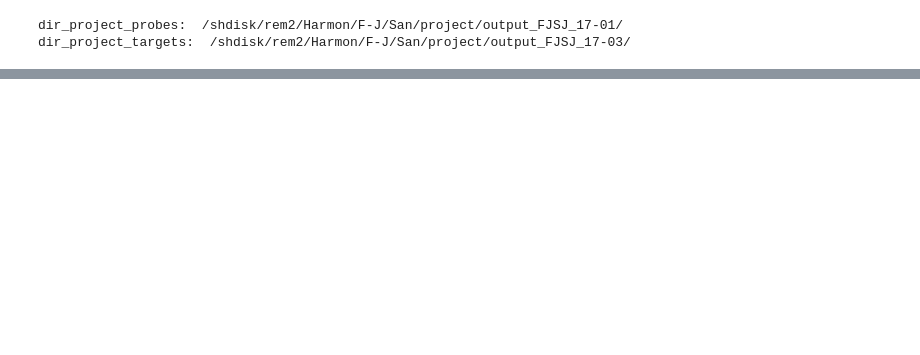
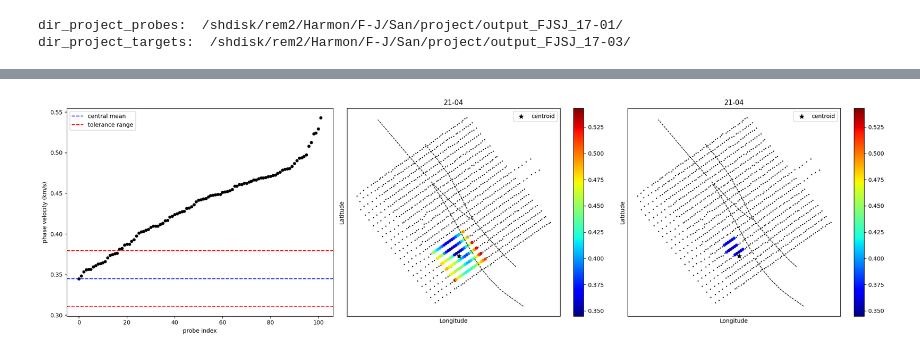
Before and after one commit to harmonsong/SGB_tomography_project, a Jupyter notebook: 3-2-2-1_KS-Repartition.ipynb, the cells around one changed output, grey strips where cells are left out. Saved outputs shown, nothing was run; the diff lists cells and outputs as text; code cells hidden in the pictures; blank space fills up the shorter version.

Commit message:
SGB v9.4 modify clustering based on mean phase velocity before doing k-s test

```diff
--- a/3-2-2-1_KS-Repartition.ipynb
+++ b/3-2-2-1_KS-Repartition.ipynb
@@ -713,18 +127,0 @@ for key_subwork in stations_accept_all_new.keys():
-# %%
-fig = plt.figure(figsize=(16,6))
-ax = fig.add_subplot(121)
-ax.scatter(lon_all, lat_all,marker='.',color='k',s=1)
-ax.scatter(lon_target_accept, lat_target_accept,marker='.',color='r',s=20)
-for i in range(len(faults)):
-    ax.plot(faults['clark'+str(i+1)]['lon'], faults['clark'+str(i+1)]['lat'], 'g--')
-ax.axis('off')
-
-ax = fig.add_subplot(122)
-ax.scatter(lon_all, lat_all,marker='.',color='k',s=1)
-for i in range(len(faults)):
-    ax.plot(faults['clark'+str(i+1)]['lon'], faults['clark'+str(i+1)]['lat'], 'g--')
-for key_subwork in stations_accept_all_new.keys():
-    ax.scatter(lon_centroid_all_new[key_subwork],lat_centroid_all_new[key_subwork],c='r',marker='^',s=5)
-ax.axis('off')
-plt.tight_layout()
-plt.savefig(dir_image + 'station_distribution.png')
@@ -733,10 +127,0 @@ plt.savefig(dir_image + 'station_distribution.png')
-# %%
-key_probe = {}
-key_probe_accept = {}
-for key_subwork in stations_accept_all_new.keys():
-    key_target = key_subwork[:key_subwork.find('--')]
-    probes_this = extract_probes(key_target)
-    key_probe[key_subwork] = probes_this
-    key_probe_accept[key_subwork] = probe_accept_all[key_target]
-info_basic_bi['probe'] = key_probe
-info_basic_bi['probe_accept'] = key_probe_accept
@@ -784,0 +128,10 @@ np.save(dir_project + 'Basic_info.npy', info_basic_bi)
+# %%
+def find_nearest(lon_this,lat_this,lon_all,lat_all):
+    lon_all = np.array(lon_all)
+    lat_all = np.array(lat_all)
+    lon_all = lon_all.reshape(-1,1)
+    lat_all = lat_all.reshape(-1,1)
+    dist = np.sqrt((lon_all-lon_this)**2+(lat_all-lat_this)**2)
+    min_dist = np.min(dist)
+    index = np.where(dist==min_dist)[0][0]
+    return index
@@ -784,0 +232,8 @@ np.save(dir_project + 'Basic_info.npy', info_basic_bi)
+# %%
+flag_err = 0.1
+flag_plot = 1
+
+for target in targets:
+    cluster_filter(target)
+# %% [output]
+[figure, added]
```
Also changed, not shown: parts of 47 cells of this notebook, 6 other files.
